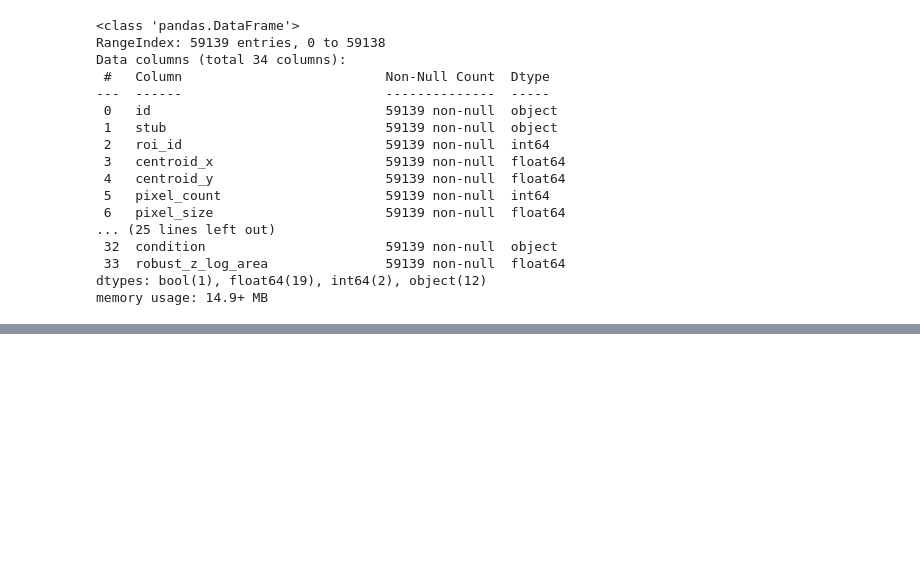
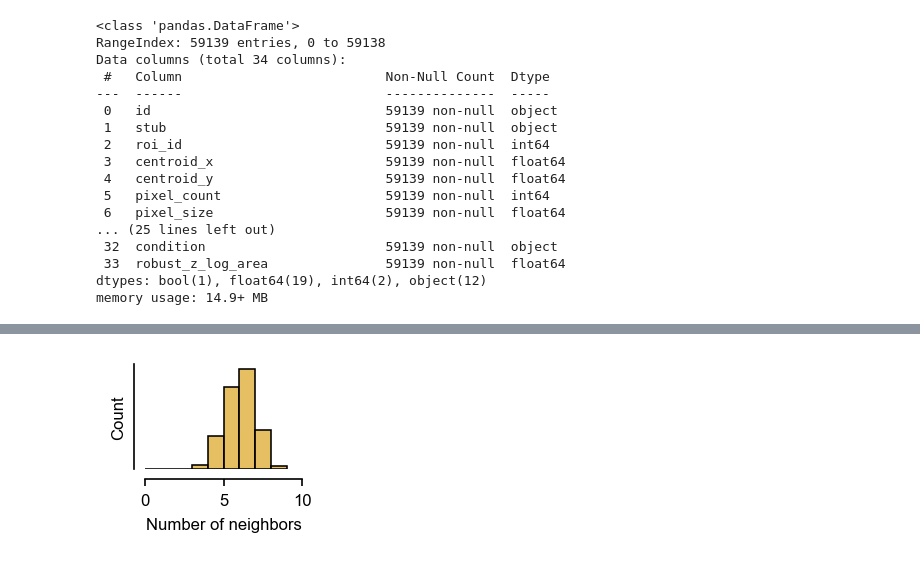
Before and after one commit to jaimemcc/fenestrations, a Jupyter notebook: notebooks/paper1_diameter.ipynb, the cells around one changed output, grey strips where cells are left out. Saved outputs shown, nothing was run; the diff lists cells and outputs as text; code cells hidden in the pictures; blank space fills up the shorter version.

```diff
--- a/notebooks/paper1_diameter.ipynb
+++ b/notebooks/paper1_diameter.ipynb
@@ -285,2 +382,20 @@ np.float64(0.5380925430790416)
 # %%
-rois_df.step_major
+## cluster and neighbour panels
+
+f, ax = init_diameter_panel()
+
+sns.histplot(data=rois_df.cluster_neighbor_count, ax=ax,
+             bins=np.arange(0,10,1),
+             color=neighbor_color, alpha=0.7,
+            )
+
+ax.set_xlabel("Number of neighbors")
+ax.set_xlim(0, 10)
+ax.set_yticks([])
+
+sns.despine(offset=5)
+
+if SAVEFIGS:
+    save_figure_atomic(f, FIGSFOLDER / "n_neighbors")
+# %% [output]
+[figure, added]
```
Also changed, not shown: parts of 13 cells of this notebook, 1 other file.
